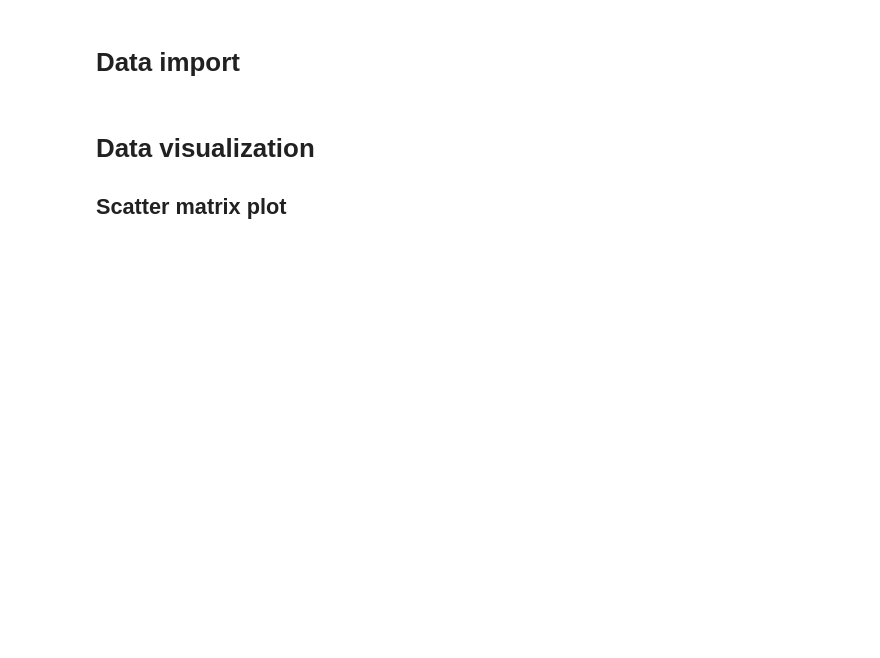
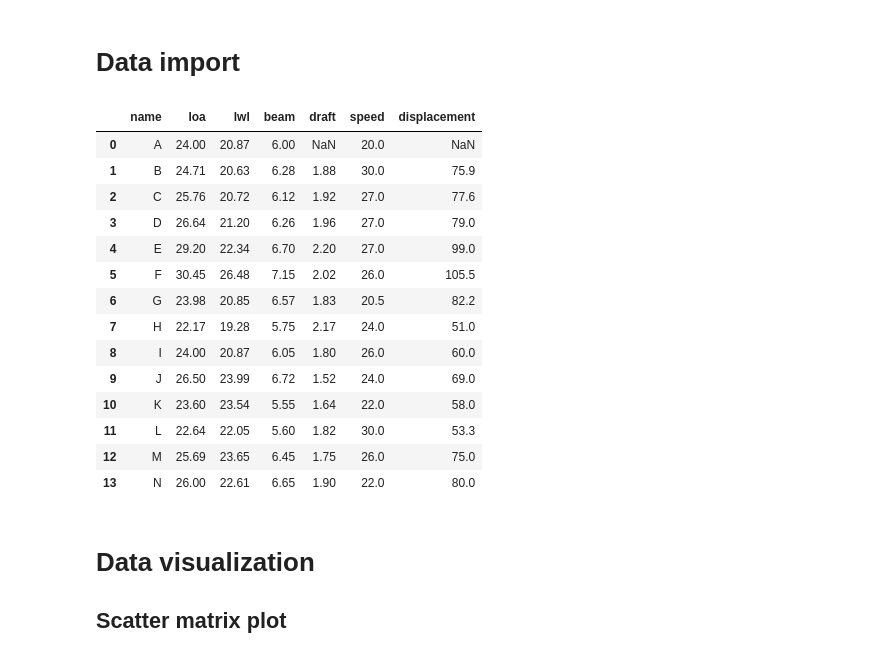
Before and after one commit to moratodpg/ship_design, a Jupyter notebook: regression_analysis/regression_intro.ipynb, the cells around one changed output. Saved outputs shown, nothing was run; the diff lists cells and outputs as text; code cells hidden in the pictures; blank space fills up the shorter version.

```diff
--- a/regression_analysis/regression_intro.ipynb
+++ b/regression_analysis/regression_intro.ipynb
@@ -16,6 +16,24 @@ boats['speed'] = [ 20, 30, 27, 27, 27, 26, 20.5, 24, 26, 24, 22, 30, 26, 22]
 boats['displacement'] = [None,  75.9, 77.6, 79, 99, 105.5, 82.2, 51, 60, 69, 58, 53.3, 75, 80]
 # %%
 df = pd.DataFrame(boats)
+# %%
+df
+# %% [output]
+|  | name | loa | lwl | beam | draft | speed | displacement |
+| 0 | A | 24.00 | 20.87 | 6.00 | NaN | 20.0 | NaN |
+| 1 | B | 24.71 | 20.63 | 6.28 | 1.88 | 30.0 | 75.9 |
+| 2 | C | 25.76 | 20.72 | 6.12 | 1.92 | 27.0 | 77.6 |
+| 3 | D | 26.64 | 21.20 | 6.26 | 1.96 | 27.0 | 79.0 |
+| 4 | E | 29.20 | 22.34 | 6.70 | 2.20 | 27.0 | 99.0 |
+| 5 | F | 30.45 | 26.48 | 7.15 | 2.02 | 26.0 | 105.5 |
+| 6 | G | 23.98 | 20.85 | 6.57 | 1.83 | 20.5 | 82.2 |
+| 7 | H | 22.17 | 19.28 | 5.75 | 2.17 | 24.0 | 51.0 |
+| 8 | I | 24.00 | 20.87 | 6.05 | 1.80 | 26.0 | 60.0 |
+| 9 | J | 26.50 | 23.99 | 6.72 | 1.52 | 24.0 | 69.0 |
+| 10 | K | 23.60 | 23.54 | 5.55 | 1.64 | 22.0 | 58.0 |
+| 11 | L | 22.64 | 22.05 | 5.60 | 1.82 | 30.0 | 53.3 |
+| 12 | M | 25.69 | 23.65 | 6.45 | 1.75 | 26.0 | 75.0 |
+| 13 | N | 26.00 | 22.61 | 6.65 | 1.90 | 22.0 | 80.0 |
 # %% [markdown]
 # Data visualization
 ## Scatter matrix plot
```
Also changed, not shown: parts of 2 cells of this notebook.
